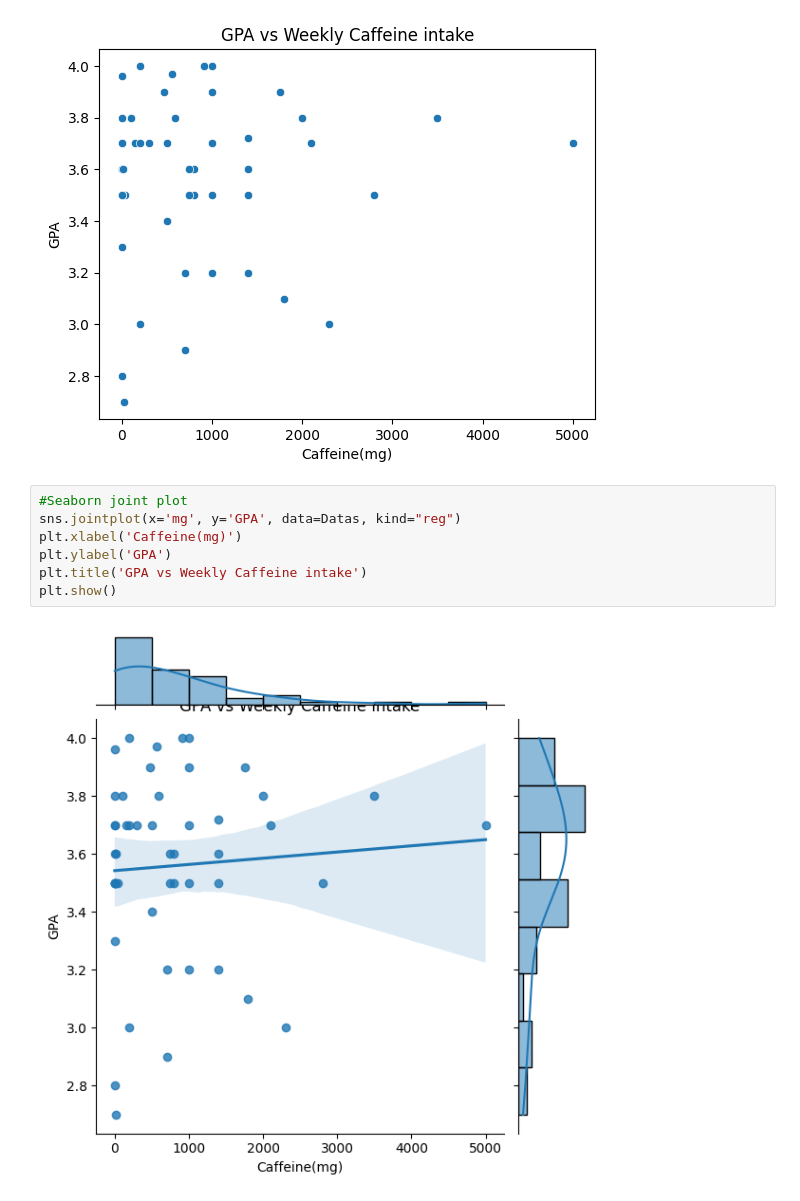
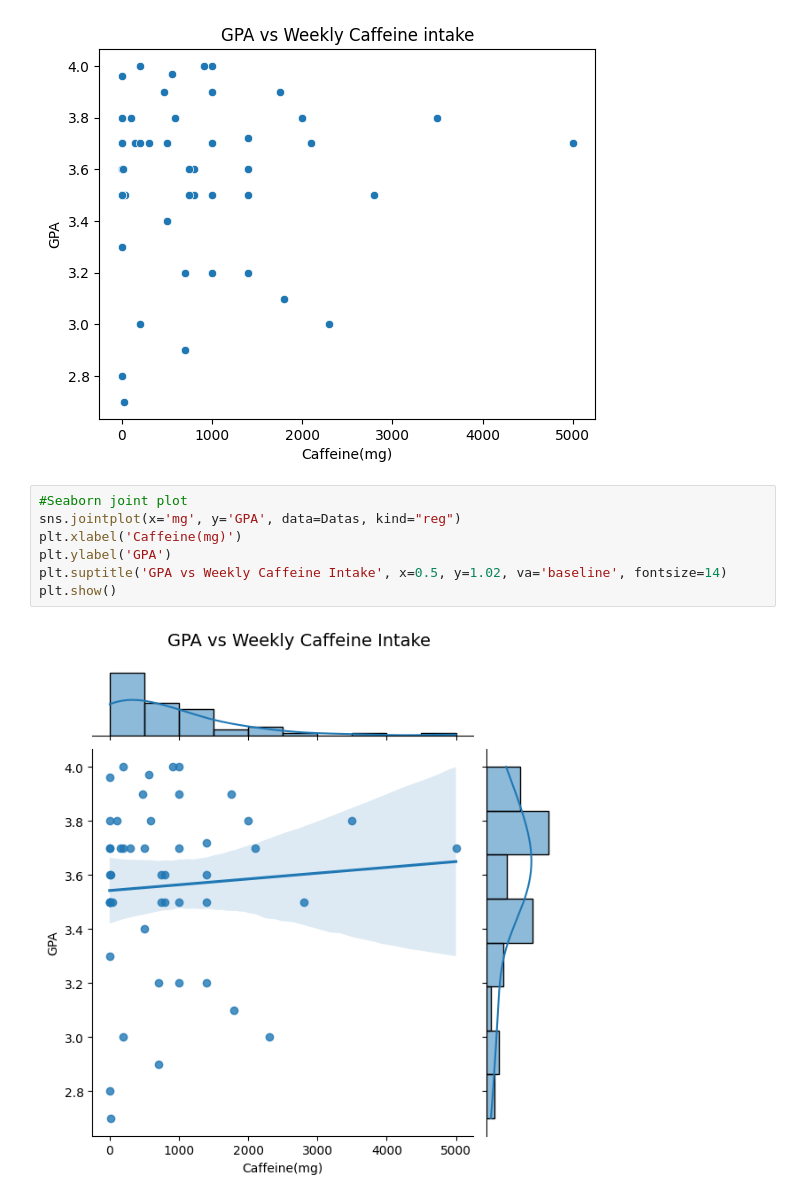
Before and after one commit to DP-baller/StatsProjectCode, a Jupyter notebook: StatsProjectCode.ipynb, the cells around one changed output. Saved outputs shown, nothing was run; the diff lists cells and outputs as text.

```diff
--- a/StatsProjectCode.ipynb
+++ b/StatsProjectCode.ipynb
@@ -22,9 +22,9 @@ plt.show()
 # %%
 #Seaborn joint plot
 sns.jointplot(x='mg', y='GPA', data=Datas, kind="reg")
 plt.xlabel('Caffeine(mg)')
 plt.ylabel('GPA')
-plt.title('GPA vs Weekly Caffeine intake')
+plt.suptitle('GPA vs Weekly Caffeine Intake', x=0.5, y=1.02, va='baseline', fontsize=14)
 plt.show()
 # %% [output]
-[figure, old version]
+[figure, new version]
```
Also changed, not shown: parts of 3 cells of this notebook.
